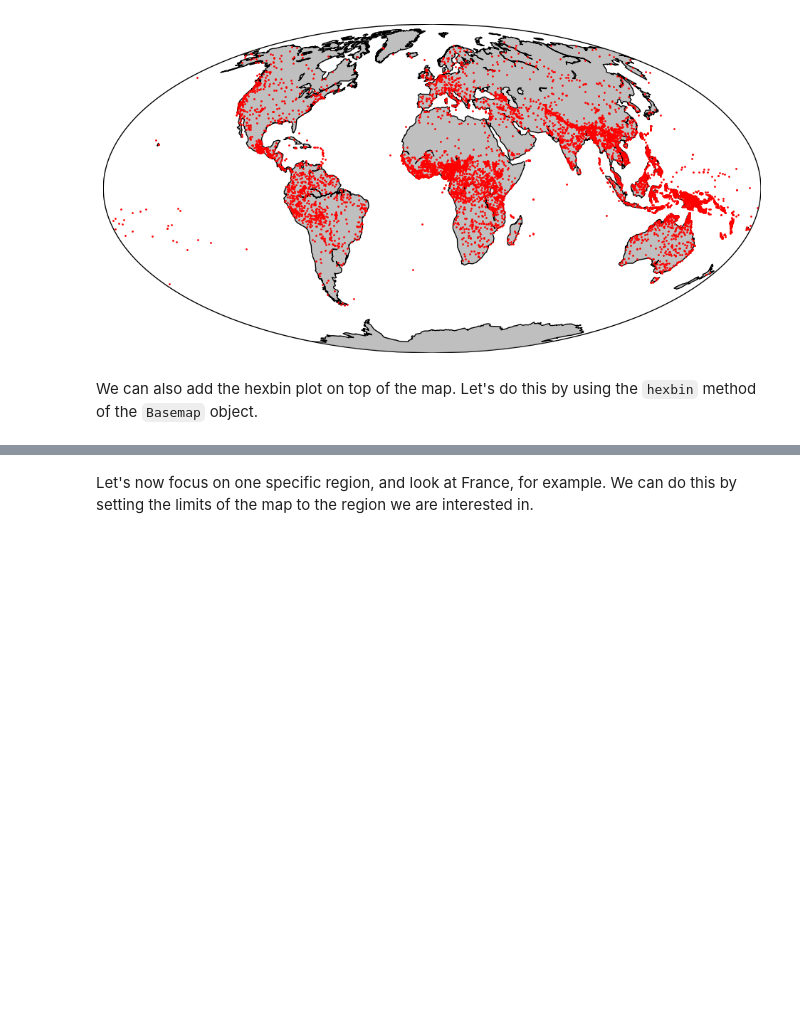
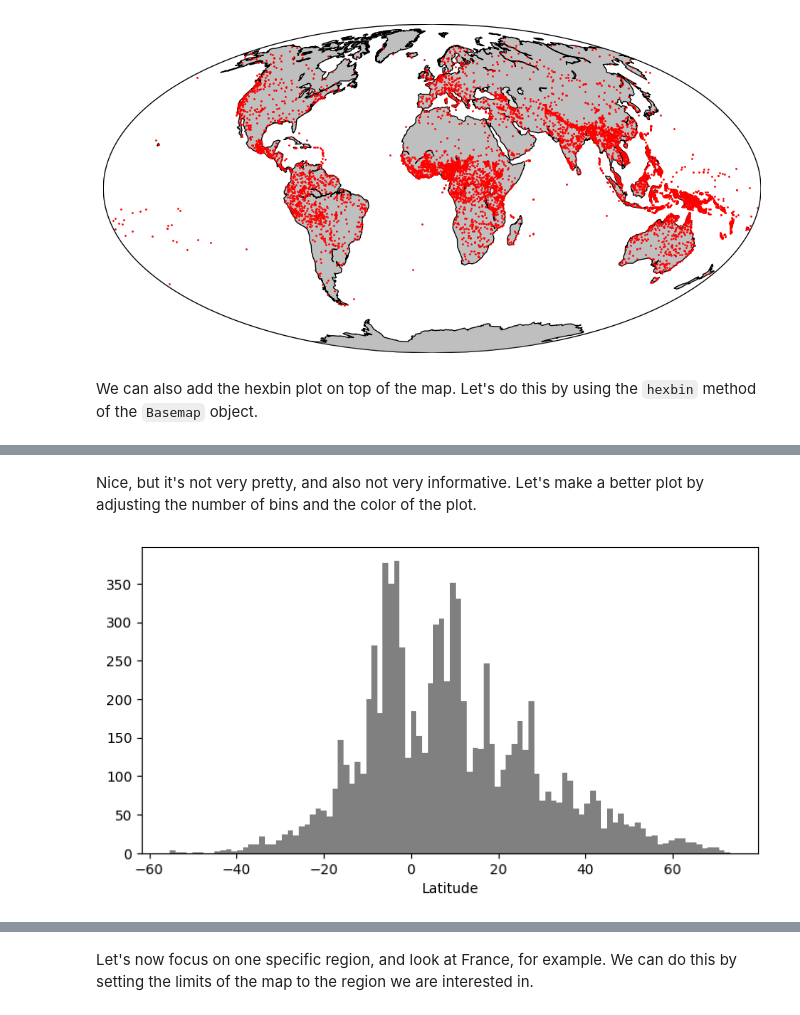
Before and after one commit to TYacinee/materiel_TALL, a Jupyter notebook: S1/TD1-linguistic-diversity.ipynb, the cells around one changed output, grey strips where cells are left out. Saved outputs shown, nothing was run; the diff lists cells and outputs as text; code cells hidden in the pictures; blank space fills up the shorter version.

```diff
--- a/S1/TD1-linguistic-diversity.ipynb
+++ b/S1/TD1-linguistic-diversity.ipynb
@@ -224,0 +256,11 @@ plt.show()
+# %% [markdown]
+Nice, but it's not very pretty, and also not very informative. Let's make a better plot by adjusting the number of bins and the color of the plot.
+# %%
+plt.figure(figsize=(8, 4))
+plt.hist(df_coord['latitude'], # latitude values
+         bins=100,
+         color='grey')
+plt.xlabel('Latitude') # set the label of the x-axis
+plt.show()
+# %% [output]
+[figure, added]
```
Also changed, not shown: parts of 45 cells of this notebook.
